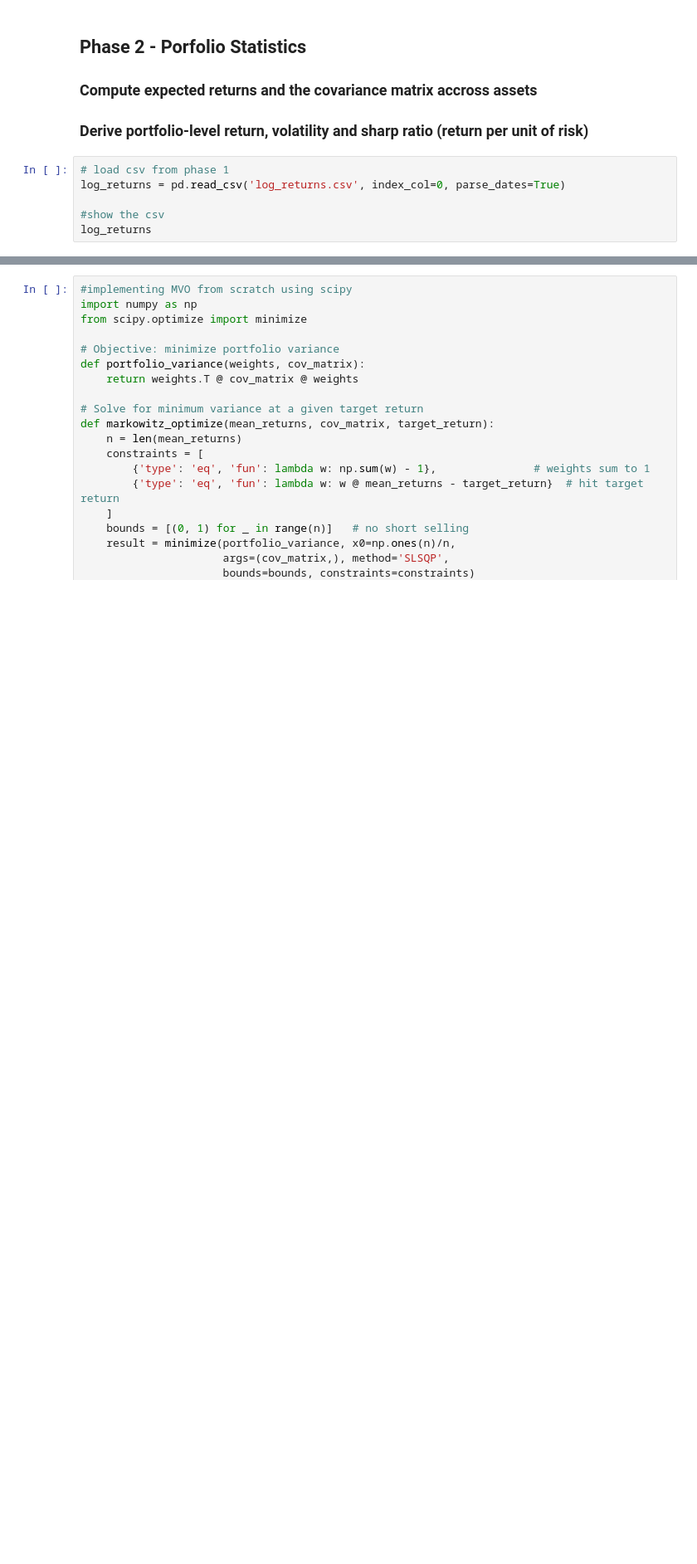
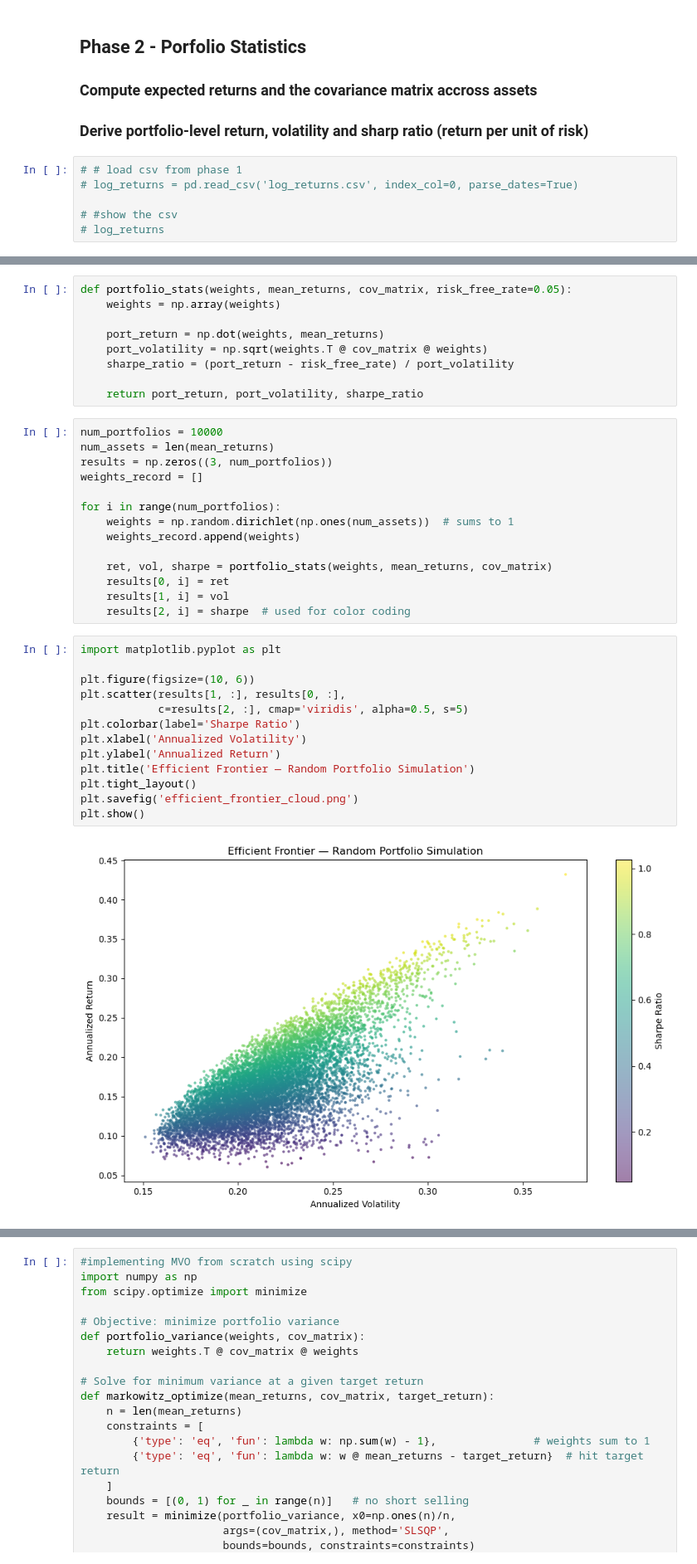
Before and after one commit to jsamutsakorn/asset_allocation_strategy, a Jupyter notebook: Asset_allocation.ipynb, the cells around one changed output, grey strips where cells are left out. Shown at 83% size. Cells and saved outputs as stored; diff of their text form; blank space fills up the shorter version.

Commit message:
Phase 4 finished

```diff
--- a/Asset_allocation.ipynb
+++ b/Asset_allocation.ipynb
@@ -98,8 +64,8 @@ NVDA    0.013059  0.232525
 ### Compute expected returns and the covariance matrix accross assets
 ### Derive portfolio-level return, volatility and sharp ratio (return per unit of risk)
 # %%
-# load csv from phase 1
-log_returns = pd.read_csv('log_returns.csv', index_col=0, parse_dates=True)
+# # load csv from phase 1
+# log_returns = pd.read_csv('log_returns.csv', index_col=0, parse_dates=True)
 
-#show the csv
-log_returns
+# #show the csv
+# log_returns
@@ -163,0 +114,38 @@ NVDA  0.013059  0.232525
+# %%
+def portfolio_stats(weights, mean_returns, cov_matrix, risk_free_rate=0.05):
+    weights = np.array(weights)
+
+    port_return = np.dot(weights, mean_returns)
+    port_volatility = np.sqrt(weights.T @ cov_matrix @ weights)
+    sharpe_ratio = (port_return - risk_free_rate) / port_volatility
+
+    return port_return, port_volatility, sharpe_ratio
+# %%
+num_portfolios = 10000
+num_assets = len(mean_returns)
+results = np.zeros((3, num_portfolios))
+weights_record = []
+
+for i in range(num_portfolios):
+    weights = np.random.dirichlet(np.ones(num_assets))  # sums to 1
+    weights_record.append(weights)
+
+    ret, vol, sharpe = portfolio_stats(weights, mean_returns, cov_matrix)
+    results[0, i] = ret
+    results[1, i] = vol
+    results[2, i] = sharpe  # used for color coding
+# %%
+import matplotlib.pyplot as plt
+
+plt.figure(figsize=(10, 6))
+plt.scatter(results[1, :], results[0, :],
+            c=results[2, :], cmap='viridis', alpha=0.5, s=5)
+plt.colorbar(label='Sharpe Ratio')
+plt.xlabel('Annualized Volatility')
+plt.ylabel('Annualized Return')
+plt.title('Efficient Frontier — Random Portfolio Simulation')
+plt.tight_layout()
+plt.savefig('efficient_frontier_cloud.png')
+plt.show()
+# %% [output]
+[figure, added]
```
Also changed, not shown: parts of 13 cells of this notebook, 11 other files.
